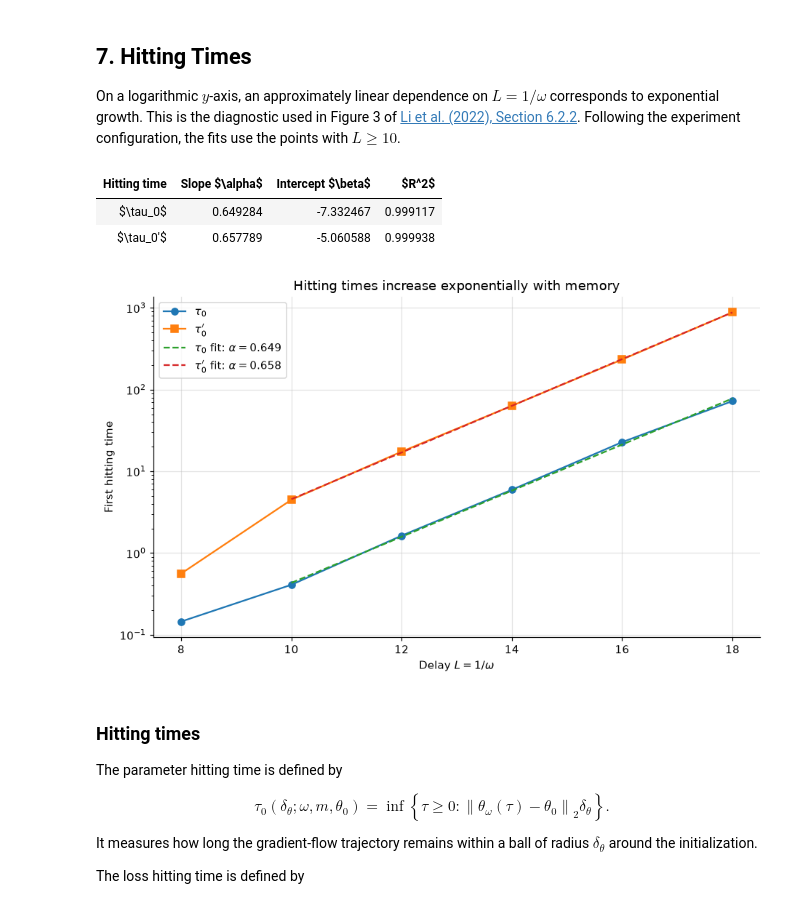
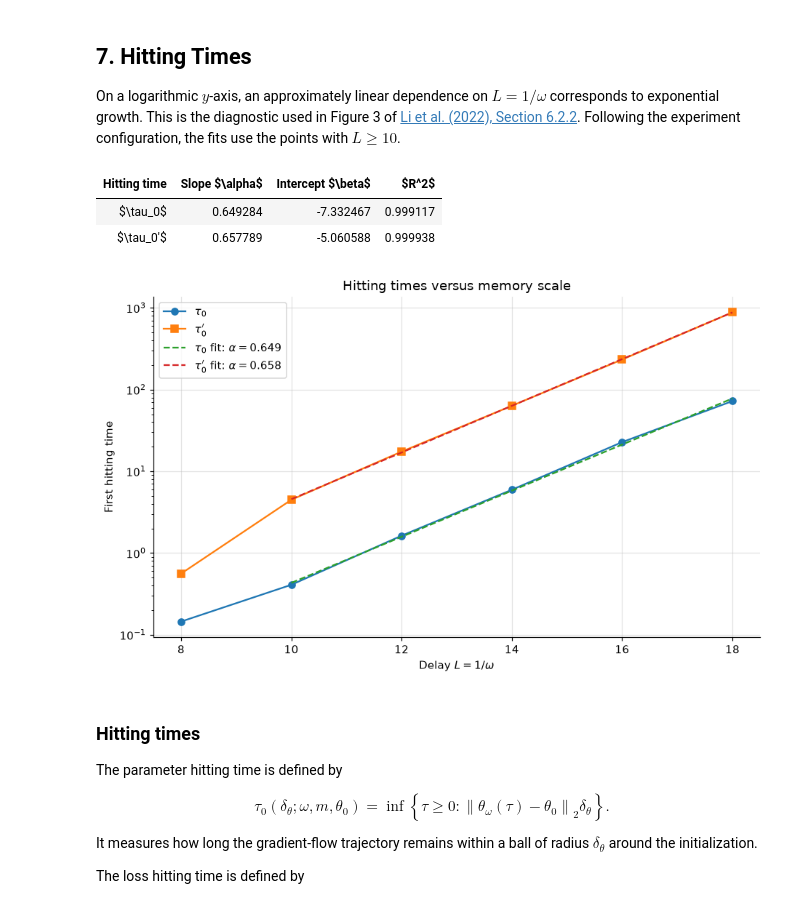
Before and after one commit to e-kru/ct-rnn-memory-kernels, a Jupyter notebook: notebooks/08_theorem20_plateauing.ipynb, the cells around one changed output. Saved outputs shown, nothing was run; the diff lists cells and outputs as text; code cells hidden in the pictures.

```diff
--- a/notebooks/08_theorem20_plateauing.ipynb
+++ b/notebooks/08_theorem20_plateauing.ipynb
@@ -537,35 +537,35 @@ fit_table = pd.DataFrame(
 )
 display(fit_table.style.format(precision=6).hide(axis="index"))
 
 fit_delays = np.linspace(delays[fit_mask].min(), delays[fit_mask].max(), 240)
 
 with plt.rc_context(PLOT_STYLE):
     figure, axis = plt.subplots(figsize=(8.5, 5.2))
     axis.semilogy(delays, parameter_times, marker="o", label=r"$\tau_0$")
     axis.semilogy(delays, loss_times, marker="s", label=r"$\tau_0'$")
     axis.semilogy(
         fit_delays,
         np.exp(parameter_fit[0] * fit_delays + parameter_fit[1]),
         linestyle="--",
         label=rf"$\tau_0$ fit: $\alpha={parameter_fit[0]:.3f}$",
     )
     axis.semilogy(
         fit_delays,
         np.exp(loss_fit[0] * fit_delays + loss_fit[1]),
         linestyle="--",
         label=rf"$\tau_0'$ fit: $\alpha={loss_fit[0]:.3f}$",
     )
     axis.set_xlabel(r"Delay $L=1/\omega$")
     axis.set_ylabel("First hitting time")
-    axis.set_title("Hitting times increase exponentially with memory")
+    axis.set_title("Hitting times versus memory scale")
     axis.legend()
     figure.tight_layout()
     plt.show()
 # %% [output]
 | Hitting time | Slope $\alpha$ | Intercept $\beta$ | $R^2$ |
 | $\tau_0$ | 0.649284 | -7.332467 | 0.999117 |
 | $\tau_0'$ | 0.657789 | -5.060588 | 0.999938 |
-[figure, old version]
+[figure, new version]
 # %% [markdown]
 ### Hitting times
 
```
Also changed, not shown: parts of 18 cells of this notebook, 13 other files.
